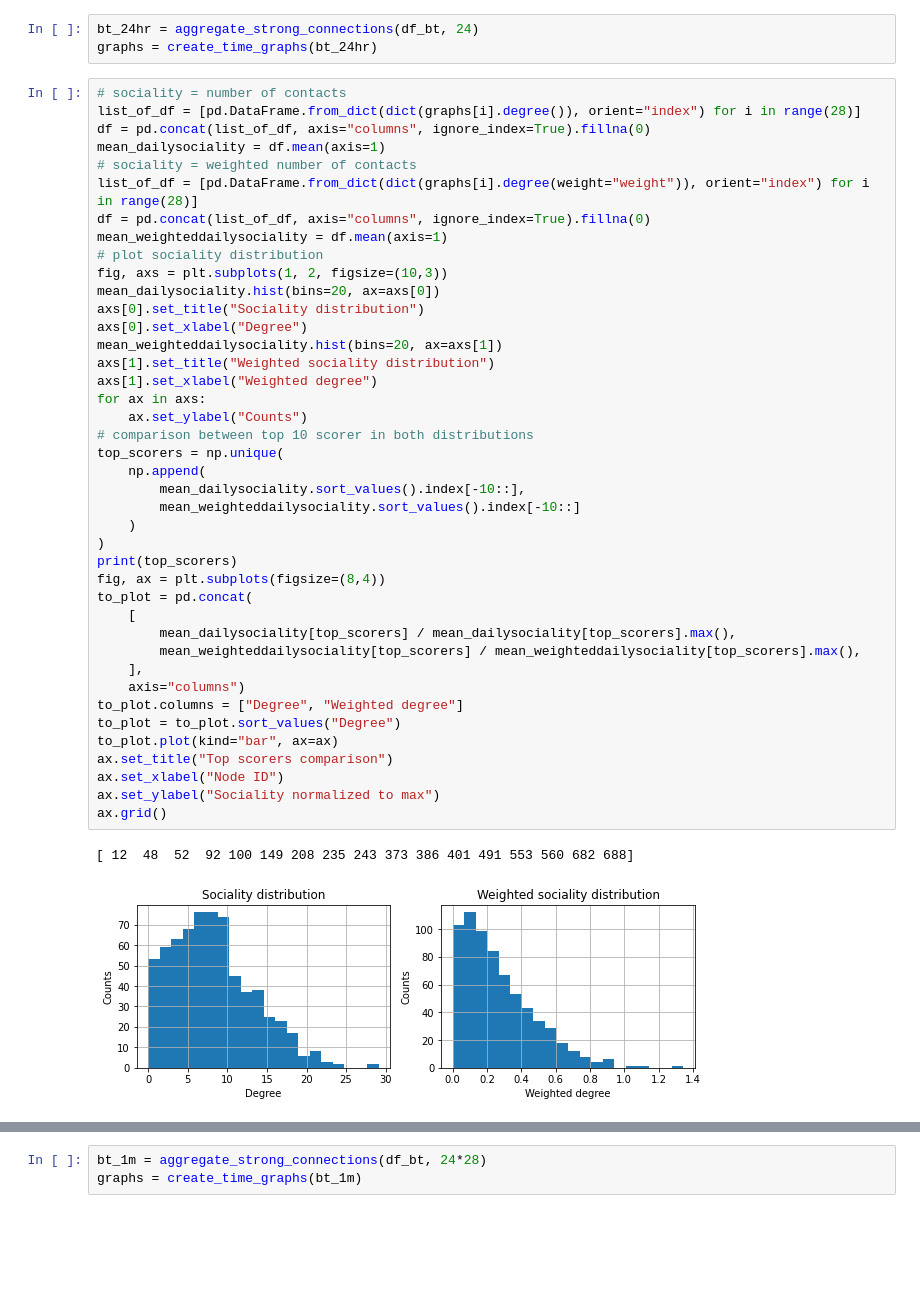
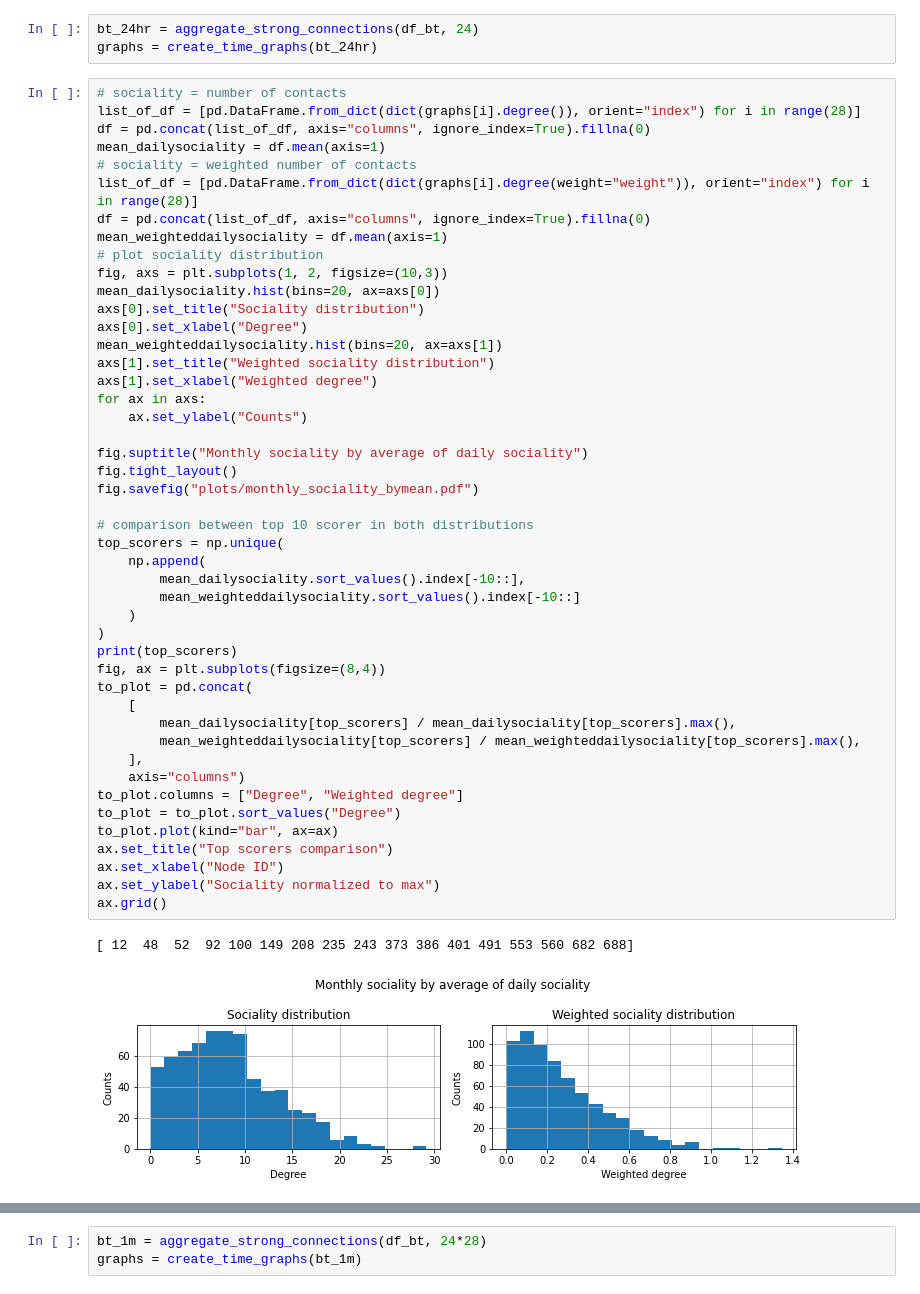
Before and after one commit to dariobaron/copenhagen_project, a Jupyter notebook: Dario_a_Copenhagen.ipynb, the cells around one changed output, grey strips where cells are left out. Drawn from its saved outputs; the diff is of its cells as text; blank space fills up the shorter version.

Commit message:
plots updated

```diff
--- a/Dario_a_Copenhagen.ipynb
+++ b/Dario_a_Copenhagen.ipynb
@@ -228,34 +229,39 @@ axs[0].set_title("Sociality distribution")
 axs[0].set_xlabel("Degree")
 mean_weighteddailysociality.hist(bins=20, ax=axs[1])
 axs[1].set_title("Weighted sociality distribution")
 axs[1].set_xlabel("Weighted degree")
 for ax in axs:
     ax.set_ylabel("Counts")
+
+fig.suptitle("Monthly sociality by average of daily sociality")
+fig.tight_layout()
+fig.savefig("plots/monthly_sociality_bymean.pdf")
+
 # comparison between top 10 scorer in both distributions
 top_scorers = np.unique(
     np.append(
         mean_dailysociality.sort_values().index[-10::],
         mean_weighteddailysociality.sort_values().index[-10::]
     )
 )
 print(top_scorers)
 fig, ax = plt.subplots(figsize=(8,4))
 to_plot = pd.concat(
     [
         mean_dailysociality[top_scorers] / mean_dailysociality[top_scorers].max(),
         mean_weighteddailysociality[top_scorers] / mean_weighteddailysociality[top_scorers].max(),
     ],
     axis="columns")
 to_plot.columns = ["Degree", "Weighted degree"]
 to_plot = to_plot.sort_values("Degree")
 to_plot.plot(kind="bar", ax=ax)
 ax.set_title("Top scorers comparison")
 ax.set_xlabel("Node ID")
 ax.set_ylabel("Sociality normalized to max")
 ax.grid()
 # %% [output]
 [ 12  48  52  92 100 149 208 235 243 373 386 401 491 553 560 682 688]
-[figure, old version]
+[figure, new version]
 [figure]
 # %%
 bt_1m = aggregate_strong_connections(df_bt, 24*28)
```
Also changed, not shown: parts of 3 cells of this notebook, 2 other files.
